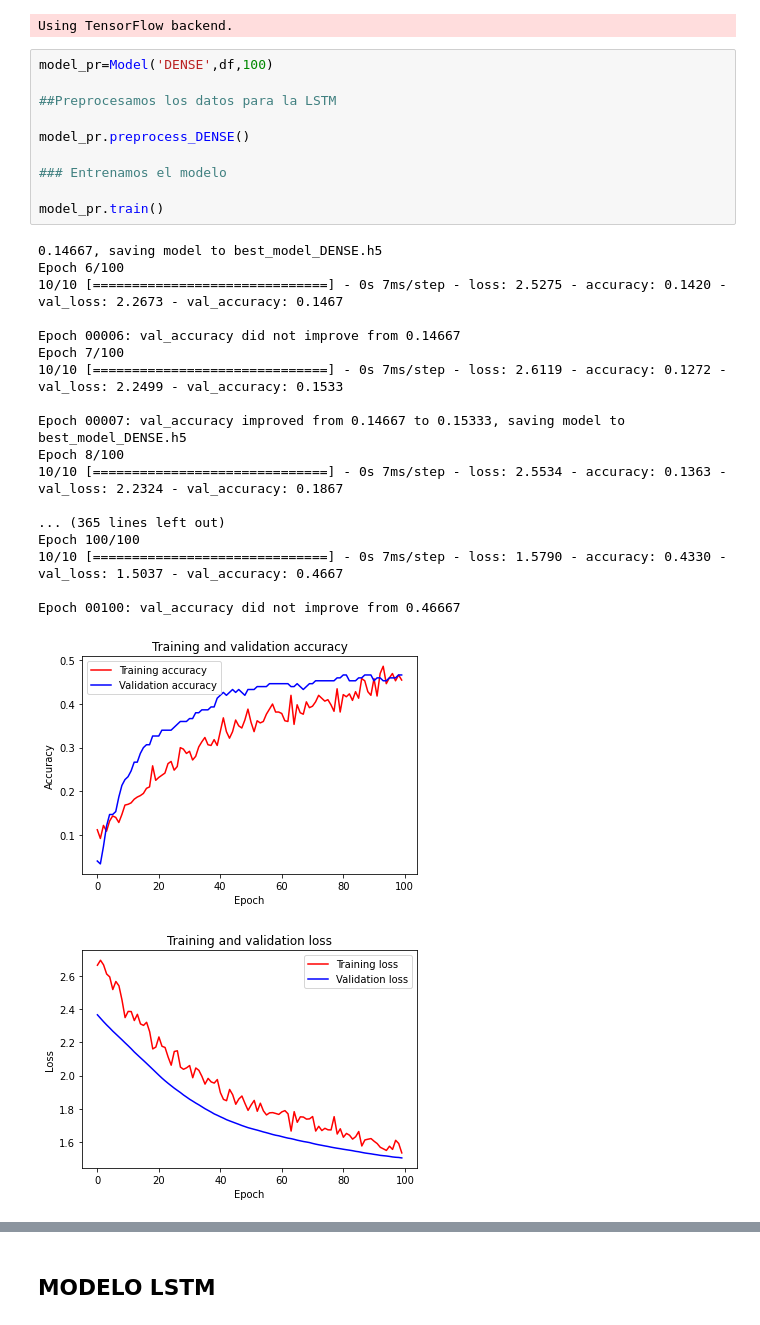
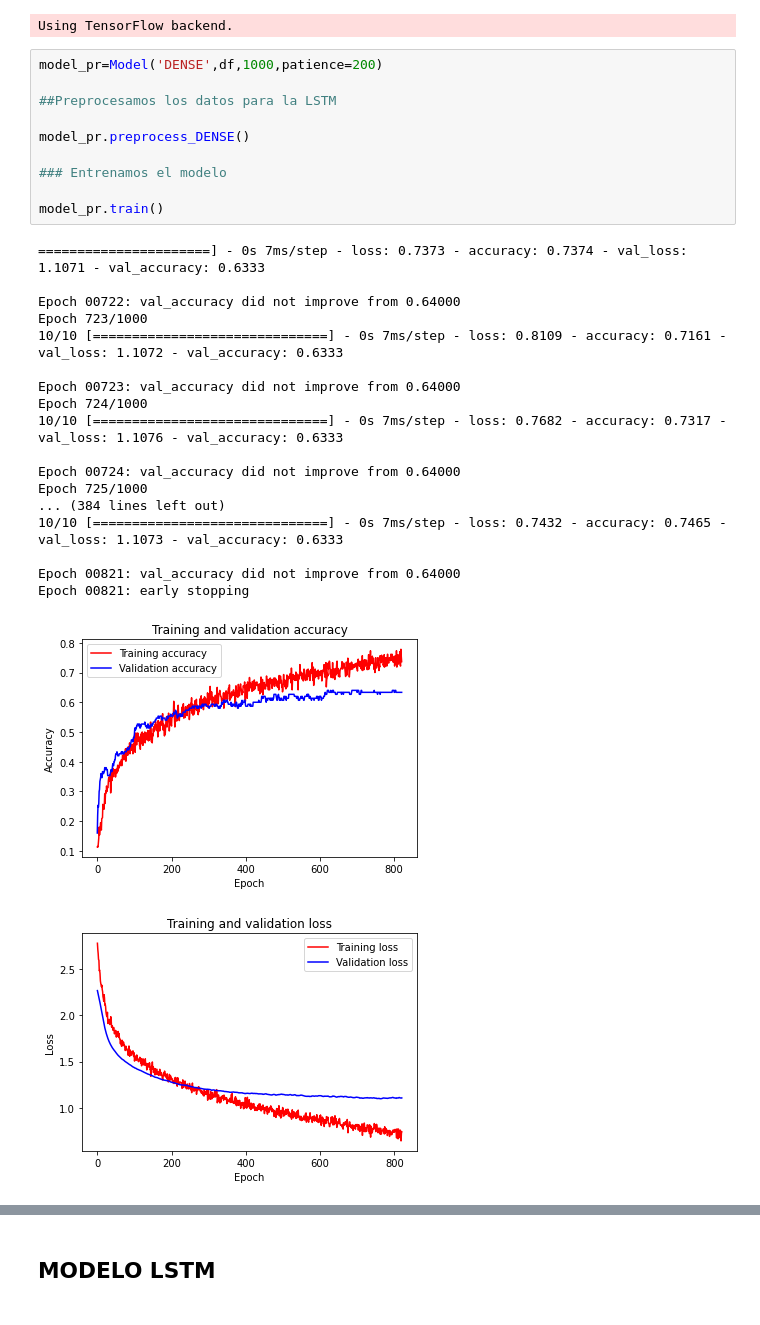
Before and after one commit to alejandropolo/Audio_Classification, a Jupyter notebook: Audio_final.ipynb, the cells around one changed output, grey strips where cells are left out. Drawn from its saved outputs; the diff is of its cells as text.

```diff
--- a/Audio_final.ipynb
+++ b/Audio_final.ipynb
@@ -30,35 +30,35 @@ from model import Model
 # %% [output]
 Using TensorFlow backend.
 # %%
-model_pr=Model('DENSE',df,100)
+model_pr=Model('DENSE',df,1000,patience=200)
 
 ##Preprocesamos los datos para la LSTM
 
 model_pr.preprocess_DENSE()
 
 ### Entrenamos el modelo
 
 model_pr.train()
 # %% [output]
-0.14667, saving model to best_model_DENSE.h5
-Epoch 6/100
-10/10 [==============================] - 0s 7ms/step - loss: 2.5275 - accuracy: 0.1420 - val_loss: 2.2673 - val_accuracy: 0.1467
+======================] - 0s 7ms/step - loss: 0.7373 - accuracy: 0.7374 - val_loss: 1.1071 - val_accuracy: 0.6333
 
-Epoch 00006: val_accuracy did not improve from 0.14667
-Epoch 7/100
-10/10 [==============================] - 0s 7ms/step - loss: 2.6119 - accuracy: 0.1272 - val_loss: 2.2499 - val_accuracy: 0.1533
+Epoch 00722: val_accuracy did not improve from 0.64000
+Epoch 723/1000
+10/10 [==============================] - 0s 7ms/step - loss: 0.8109 - accuracy: 0.7161 - val_loss: 1.1072 - val_accuracy: 0.6333
 
-Epoch 00007: val_accuracy improved from 0.14667 to 0.15333, saving model to best_model_DENSE.h5
-Epoch 8/100
-10/10 [==============================] - 0s 7ms/step - loss: 2.5534 - accuracy: 0.1363 - val_loss: 2.2324 - val_accuracy: 0.1867
+Epoch 00723: val_accuracy did not improve from 0.64000
+Epoch 724/1000
+10/10 [==============================] - 0s 7ms/step - loss: 0.7682 - accuracy: 0.7317 - val_loss: 1.1076 - val_accuracy: 0.6333
 
-... (365 lines left out)
-Epoch 100/100
-10/10 [==============================] - 0s 7ms/step - loss: 1.5790 - accuracy: 0.4330 - val_loss: 1.5037 - val_accuracy: 0.4667
+Epoch 00724: val_accuracy did not improve from 0.64000
+Epoch 725/1000
+... (384 lines left out)
+10/10 [==============================] - 0s 7ms/step - loss: 0.7432 - accuracy: 0.7465 - val_loss: 1.1073 - val_accuracy: 0.6333
 
-Epoch 00100: val_accuracy did not improve from 0.46667
+Epoch 00821: val_accuracy did not improve from 0.64000
+Epoch 00821: early stopping
-[figure, old version]
+[figure, new version]
-[figure, old version]
+[figure, new version]
 # %%
 %tensorboard --logdir logs_DENSE
 # %% [output]
```
Also changed, not shown: parts of 12 cells of this notebook, 3 other files.
